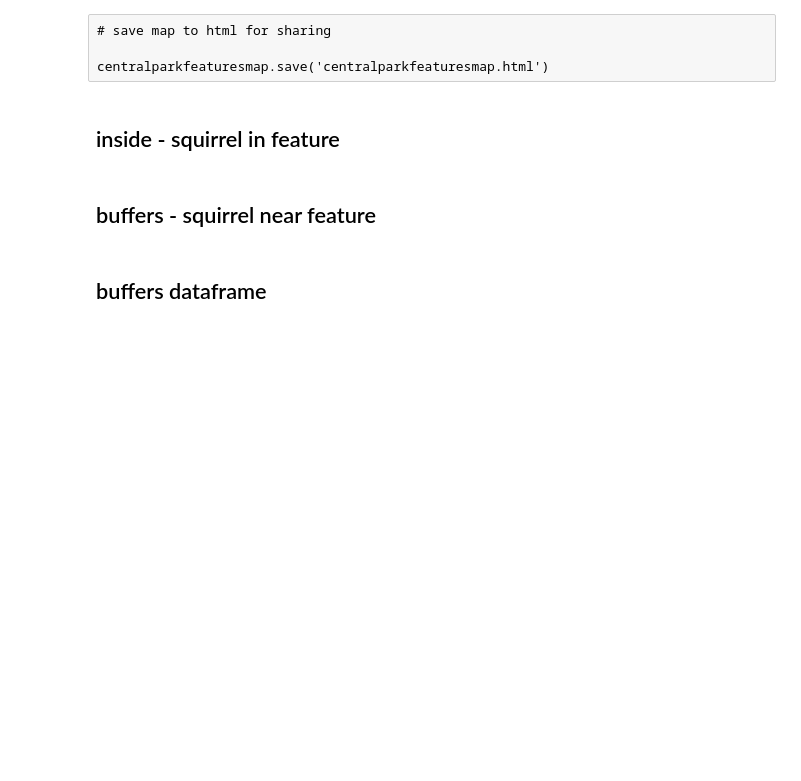
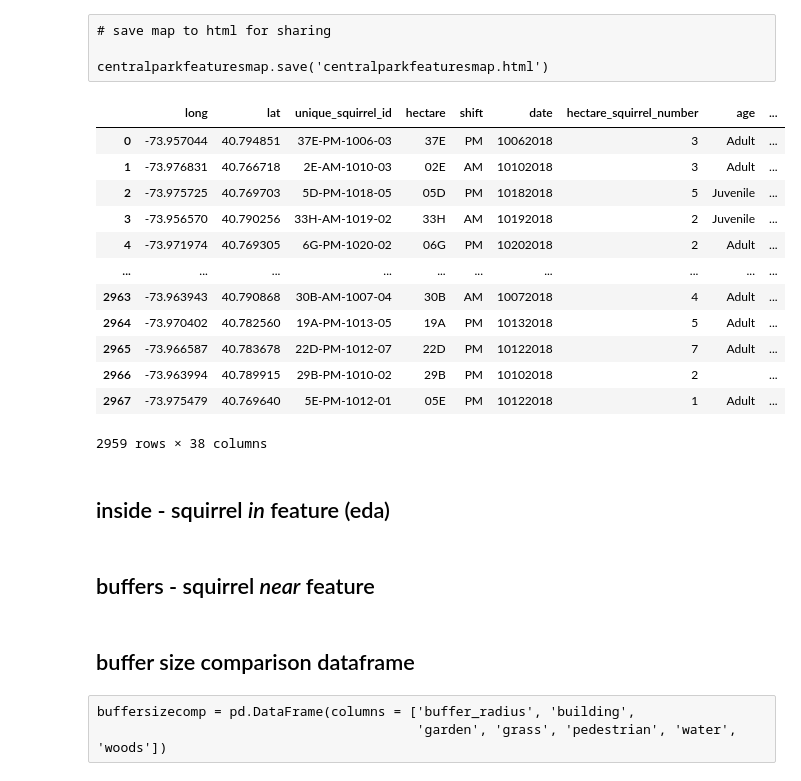
Before and after one commit to c6shi/nyc-squirrels, a Jupyter notebook: osm buffers clean.ipynb, the cells around one changed output. Saved outputs shown, nothing was run; the diff lists cells and outputs as text; code cells hidden in the pictures; blank space fills up the shorter version.

```diff
--- a/osm buffers clean.ipynb
+++ b/osm buffers clean.ipynb
@@ -439,8 +439,47 @@ cpfeatures_shortmap
 # save map to html for sharing
 
 centralparkfeaturesmap.save('centralparkfeaturesmap.html')
+# %%
+### remove squirrels outside central park
+
+centralpark_perimeter = centralparkpaved[(centralparkpaved.get('name') == '5th Avenue') |
+                                         (centralparkpaved.get('name') == 'Central Park North') |
+                                         (centralparkpaved.get('name') == 'Central Park West') |
+                                         (centralparkpaved.get('name') == 'Central Park South') |
+                                         (centralparkpaved.get('name') == 'Grand Army Plaza') |
+                                         (centralparkpaved.get('name') == 'Doris C. Freedman Place') |
+                                         (centralparkpaved.get('name') == 'Duke Ellington Circle')]
+
+centralparkperimeter = centralpark_perimeter.unary_union.convex_hull
+
+squirrelinside = nyc_gdf2.within(centralparkperimeter)
+
+nyc_gdf5 = nyc_gdf2.assign(ingarden = squirrelingarden,
+                           infields = squirrelinfields,
+                           inpedestrian = squirrelinpedestrian,
+                           inwoods = squirrelinwoods,
+                           inbuilding = squirrelinbuilding,
+                           inwater = squirrelinwater,
+                           inside = squirrelinside)
+
+nyc_gdf5 = nyc_gdf5[nyc_gdf5.get('inside') == True]
+nyc_gdf5
+# %% [output]
+|  | long | lat | unique_squirrel_id | hectare | shift | date | hectare_squirrel_number | age | ... |
+| 0 | -73.957044 | 40.794851 | 37E-PM-1006-03 | 37E | PM | 10062018 | 3 | Adult | ... |
+| 1 | -73.976831 | 40.766718 | 2E-AM-1010-03 | 02E | AM | 10102018 | 3 | Adult | ... |
+| 2 | -73.975725 | 40.769703 | 5D-PM-1018-05 | 05D | PM | 10182018 | 5 | Juvenile | ... |
+| 3 | -73.956570 | 40.790256 | 33H-AM-1019-02 | 33H | AM | 10192018 | 2 | Juvenile | ... |
+| 4 | -73.971974 | 40.769305 | 6G-PM-1020-02 | 06G | PM | 10202018 | 2 | Adult | ... |
+| ... | ... | ... | ... | ... | ... | ... | ... | ... | ... |
+| 2963 | -73.963943 | 40.790868 | 30B-AM-1007-04 | 30B | AM | 10072018 | 4 | Adult | ... |
+| 2964 | -73.970402 | 40.782560 | 19A-PM-1013-05 | 19A | PM | 10132018 | 5 | Adult | ... |
+| 2965 | -73.966587 | 40.783678 | 22D-PM-1012-07 | 22D | PM | 10122018 | 7 | Adult | ... |
+| 2966 | -73.963994 | 40.789915 | 29B-PM-1010-02 | 29B | PM | 10102018 | 2 |  | ... |
+| 2967 | -73.975479 | 40.769640 | 5E-PM-1012-01 | 05E | PM | 10122018 | 1 | Adult | ... |
+2959 rows × 38 columns
 # %% [markdown]
-## inside - squirrel in feature
+## inside - squirrel *in* feature (eda)
 # %%
 # centralparkbuilding
 geom_cpbuild_union = centralparkbuilding.geometry.unary_union
@@ -466,4 +505,4 @@ squirrelinwater = nyc_gdf2.within(geom_cpwater_union)
 geom_cpwoods_union = centralparkwoods.geometry.unary_union
 squirrelinwoods = nyc_gdf2.within(geom_cpwoods_union)
 # %% [markdown]
-## buffers - squirrel near feature
+## buffers - squirrel *near* feature
@@ -470,2 +565,2 @@ squirrelinwoods = nyc_gdf2.within(geom_cpwoods_union)
 # %% [markdown]
-## buffers dataframe
+## buffer size comparison dataframe
@@ -501,0 +567,3 @@ nyc_gdf4
+# %% [raw]
+buffersizecomp = pd.DataFrame(columns = ['buffer_radius', 'building',
+                                         'garden', 'grass', 'pedestrian', 'water', 'woods'])
```
Also changed, not shown: parts of 10 cells of this notebook, 9 other files.
